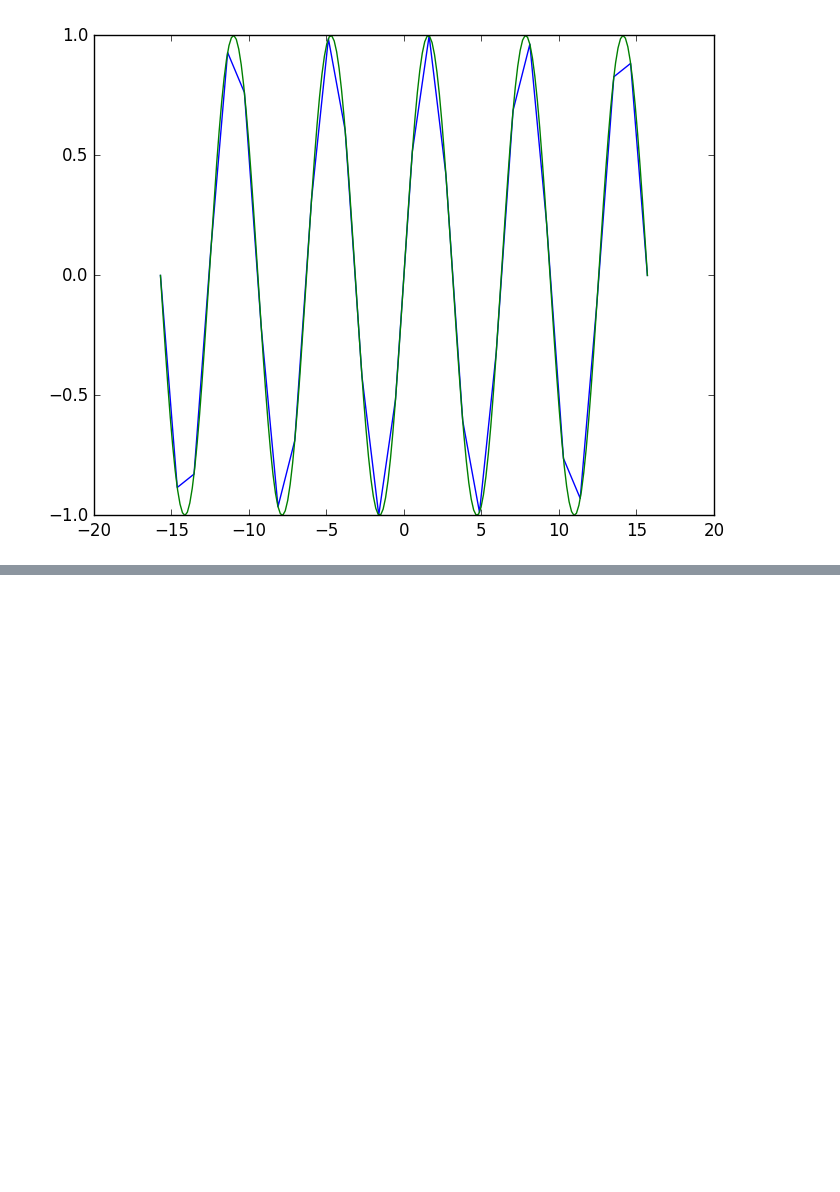
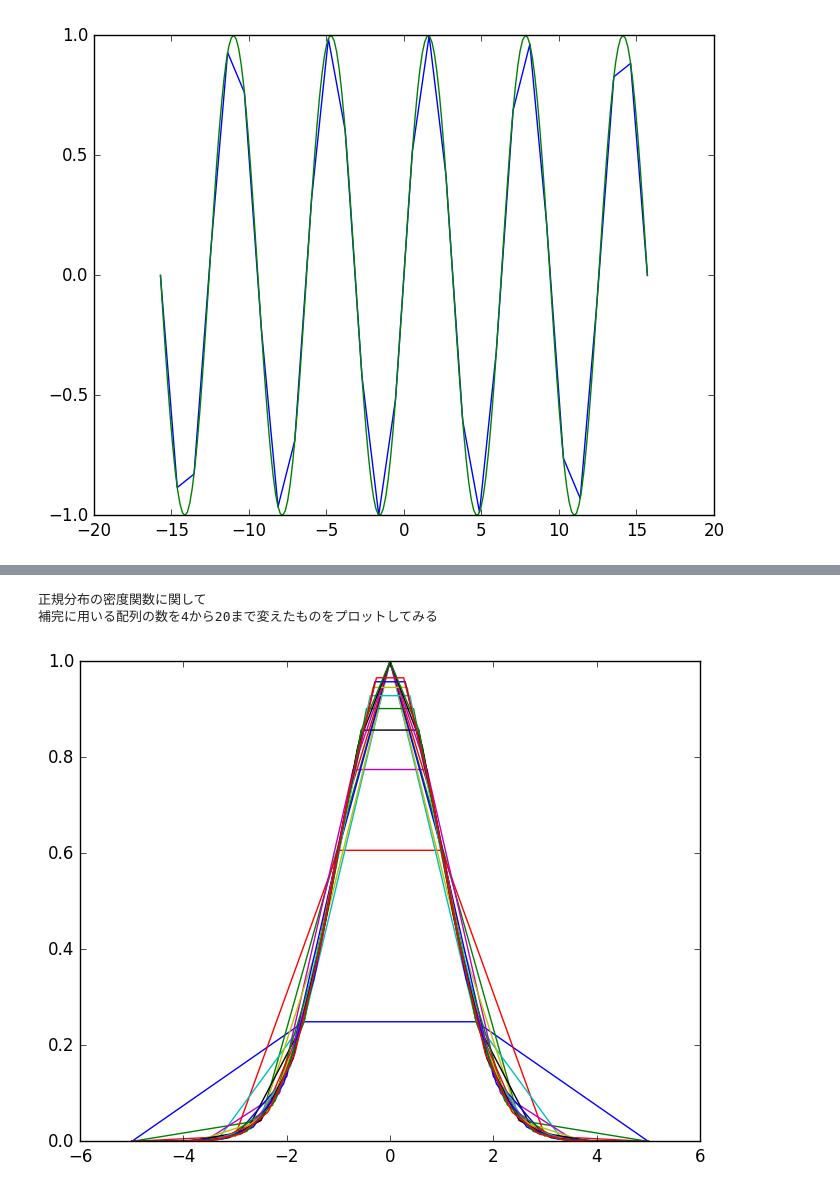
Before and after one commit to nswa17/MyInterpolations.jl, a Jupyter notebook: interpolation.ipynb, the cells around one changed output, grey strips where cells are left out. Saved outputs shown, nothing was run; the diff lists cells and outputs as text; code cells hidden in the pictures; blank space fills up the shorter version.

```diff
--- a/interpolation.ipynb
+++ b/interpolation.ipynb
@@ -44,0 +92,15 @@ legend()
+# %%
+println("正規分布の密度関数に関して")
+println("補完に用いる配列の数を4から20まで変えたものをプロットしてみる")
+
+for i in 4:20
+    cgrid = linspace(-5, 5, i)
+    cvals = exp(-1/2.*cgrid.^2)
+    plot(cgrid, cvals)
+end
+
+legend()
+# %% [output]
+正規分布の密度関数に関して
+補完に用いる配列の数を4から20まで変えたものをプロットしてみる
+[figure, added]
```
Also changed, not shown: parts of 6 cells of this notebook.
